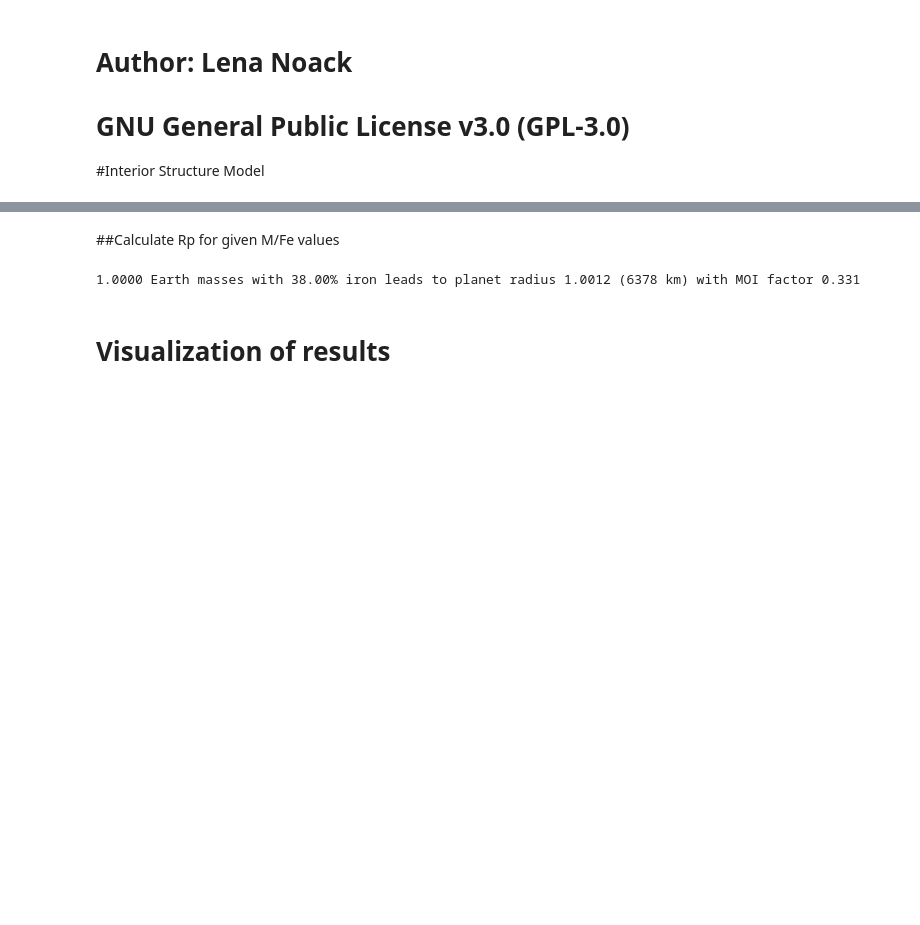
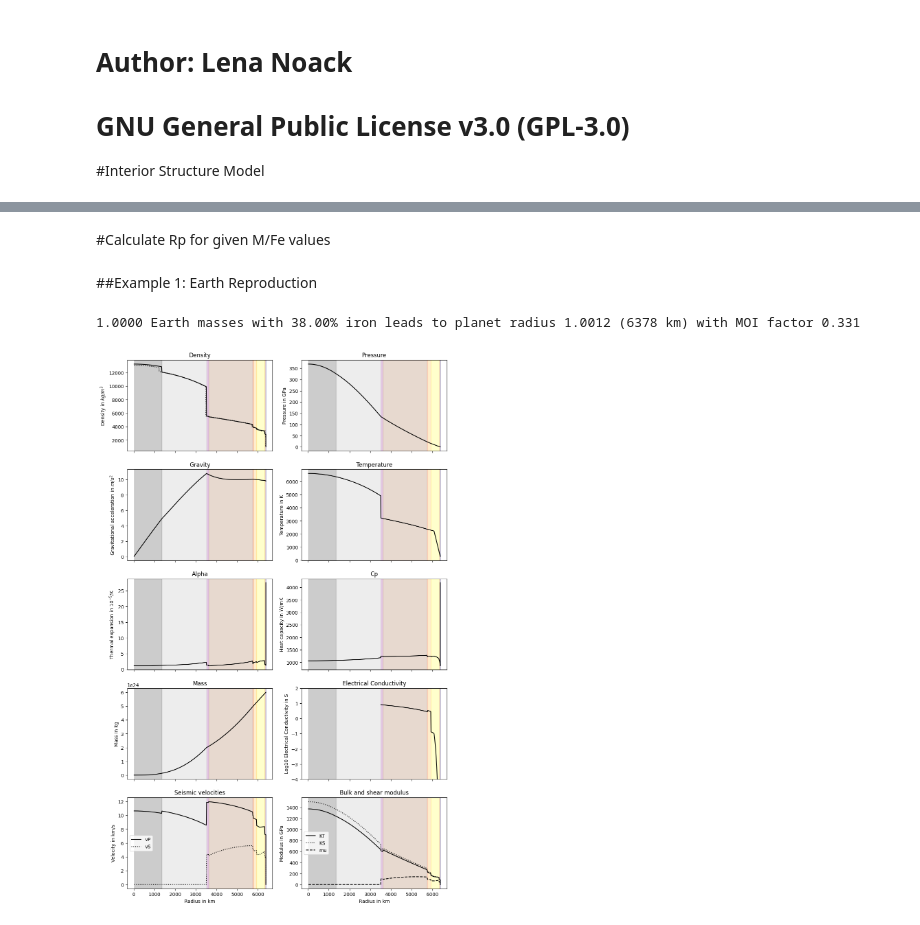
Before and after one commit to FUB-Planetary-Geodynamics/ROWS_Interior-Structure-Model, a Jupyter notebook: Interior_Structure.ipynb, the cells around one changed output, grey strips where cells are left out. Cells and saved outputs as stored; diff of their text form; code cells hidden in the pictures; blank space fills up the shorter version.

Commit message:
Update Interior_Structure.ipynb
Replace Interior_Structure.ipynb with updated version that alligns with the ROWS_model_Documentation.pdf

```diff
--- a/Interior_Structure.ipynb
+++ b/Interior_Structure.ipynb
@@ -456,7 +469,9 @@ def interior_structure(M,x_Fe_tot,x_H2O_tot=0.0):
 
   MOI = IntVal * 8*math.pi/(3*M*Rp**2)
 
+  # radius in Earth radii instead of m
   Rc_E = Rc / 6371000
-  Rp_E = Rp / 6371000 # radius in Earth radii instead of m
+  Rp_E = Rp / 6371000
+  Rm_E = Rm / 6371000
 
-  return Rp_E,MOI,radius,density,gravity,pressure,temperature,alpha,cp,mass,elcond,vP,vS,KT,KS,mu,mat
+  return Rp_E,Rc_E,Rm_E,MOI,radius,density,gravity,pressure,temperature,alpha,cp,mass,elcond,vP,vS,KT,KS,mu,mat
@@ -463,12 +573,15 @@ def interior_structure(M,x_Fe_tot,x_H2O_tot=0.0):
 # %% [markdown]
-##Calculate Rp for given M/Fe values
+#Calculate Rp for given M/Fe values
+# %% [markdown]
+##Example 1: Earth Reproduction
 # %%
 M=1; x_Fe_tot=38; x_H2O_tot=0.023
-Rp_E,MOI,radius,density,gravity,pressure,temperature,alpha,cp,mass,elcond,vP,vS,KT,KS,mu,mat = interior_structure(M,x_Fe_tot,x_H2O_tot)
+Rp_E,Rc_E,Rm_E,MOI,radius,density,gravity,pressure,temperature,alpha,cp,mass,elcond,vP,vS,KT,KS,mu,mat = interior_structure(M,x_Fe_tot,x_H2O_tot)
 #print(radius)
 print('\n{0:6.4f} Earth masses with {1:5.2f}% iron leads to planet radius {2:6.4f} ({3:d} km) with MOI factor {4:5.3f}'
      .format(M,x_Fe_tot,Rp_E,int(Rp_E*6371),MOI))
+
+visualization(Rp_E,Rc_E,Rm_E,MOI,radius,density,gravity,pressure,temperature,alpha,cp,mass,elcond,vP,vS,KT,KS,mu,mat)
 # %% [output]
 1.0000 Earth masses with 38.00% iron leads to planet radius 1.0012 (6378 km) with MOI factor 0.331
+[figure, added]
-# %% [markdown]
-# Visualization of results
```
Also changed, not shown: parts of 17 cells of this notebook.
